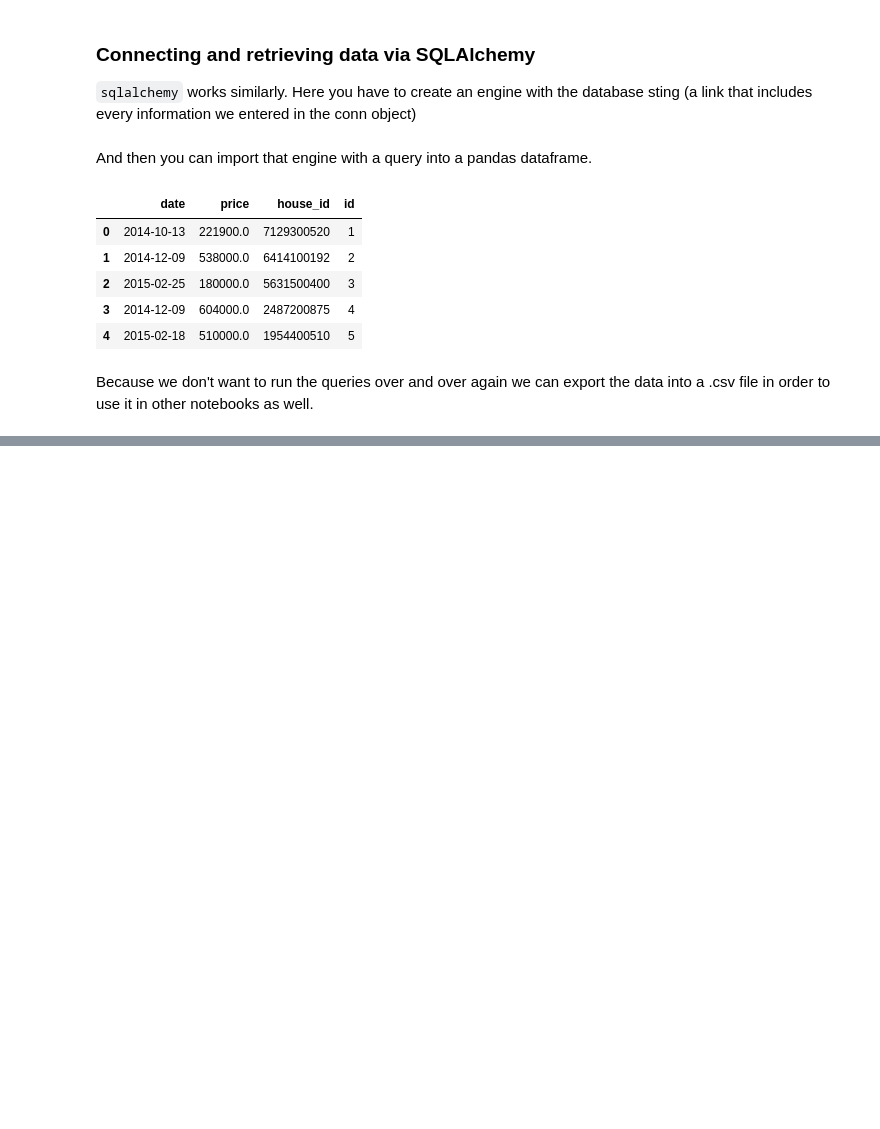
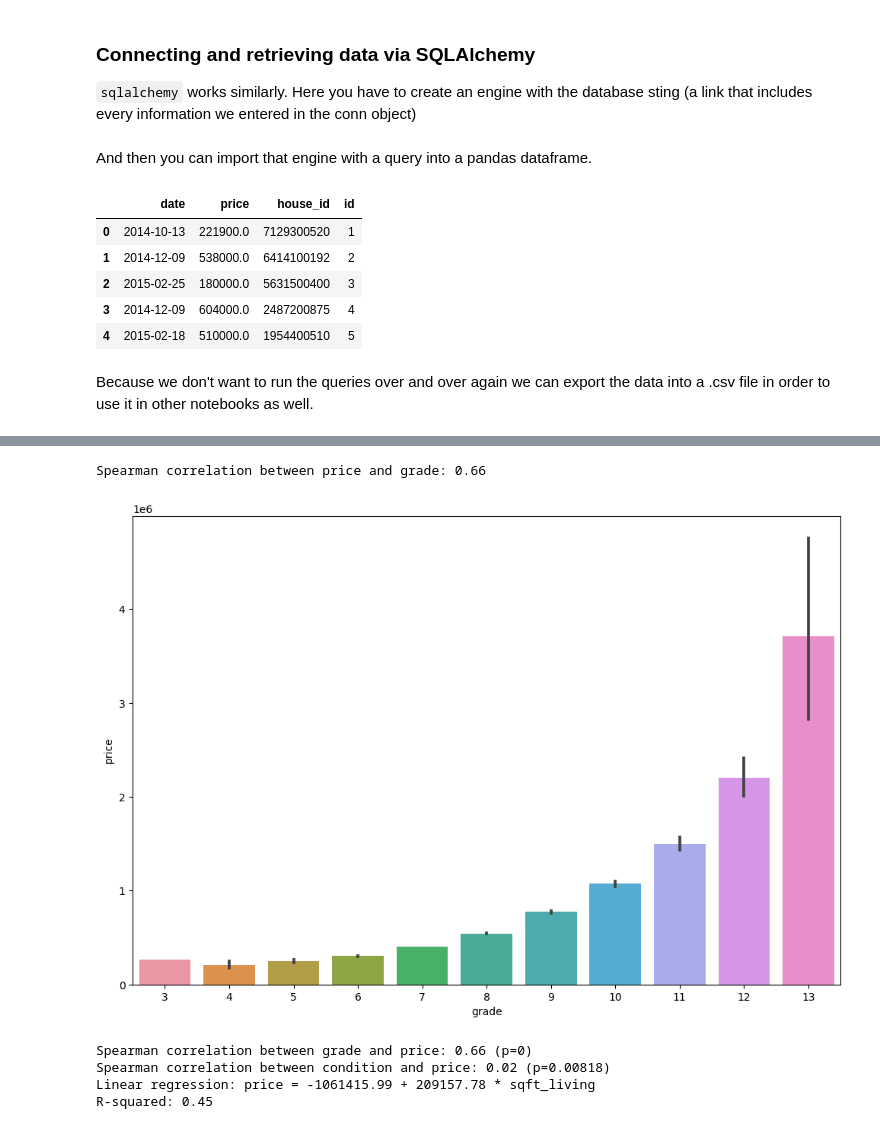
Before and after one commit to mahegupt/eda-project, a Jupyter notebook: 1_Fetching_the_data_eda.ipynb, the cells around one changed output, grey strips where cells are left out. Cells and saved outputs as stored; diff of their text form; code cells hidden in the pictures; blank space fills up the shorter version.

Commit message:
Global hypothesis changes

```diff
--- a/1_Fetching_the_data_eda.ipynb
+++ b/1_Fetching_the_data_eda.ipynb
@@ -252,0 +278,36 @@ dtype: int64
+# %%
+plt.figure(figsize=(12,8),dpi=100)
+sns.barplot(
+        x=df.grade,
+        y=df.price
+    );
+# Calculate Spearman correlation
+spearman_corr = df['price'].corr(df['grade'], method='spearman')
+print(f"Spearman correlation between price and grade: {spearman_corr:.2f}")
+# %% [output]
+Spearman correlation between price and grade: 0.66
+[figure, added]
+# %%
+# Hypothesis: Condition/Grade vs Price  i.e. Houses with better condition or grade have higher prices.
+
+import matplotlib.pyplot as plt
+import seaborn as sns
+from scipy.stats import spearmanr
+
+# Correlation between grade and price
+corr_grade, p_grade = spearmanr(df['grade'], df['price'])
+print(f"Spearman correlation between grade and price: {corr_grade:.2f} (p={p_grade:.3g})")
+
+# Correlation between condition and price
+corr_cond, p_cond = spearmanr(df['condition'], df['price'])
+print(f"Spearman correlation between condition and price: {corr_cond:.2f} (p={p_cond:.3g})")
+
+# Simple linear regression
+slope, intercept, r_value, p_value, std_err = linregress(df['grade'], df['price'])
+print(f"Linear regression: price = {intercept:.2f} + {slope:.2f} * sqft_living")
+print(f"R-squared: {r_value**2:.2f}")
+# %% [output]
+Spearman correlation between grade and price: 0.66 (p=0)
+Spearman correlation between condition and price: 0.02 (p=0.00818)
+Linear regression: price = -1061415.99 + 209157.78 * sqft_living
+R-squared: 0.45
```
Also changed, not shown: parts of 19 cells of this notebook, 3 other files.
